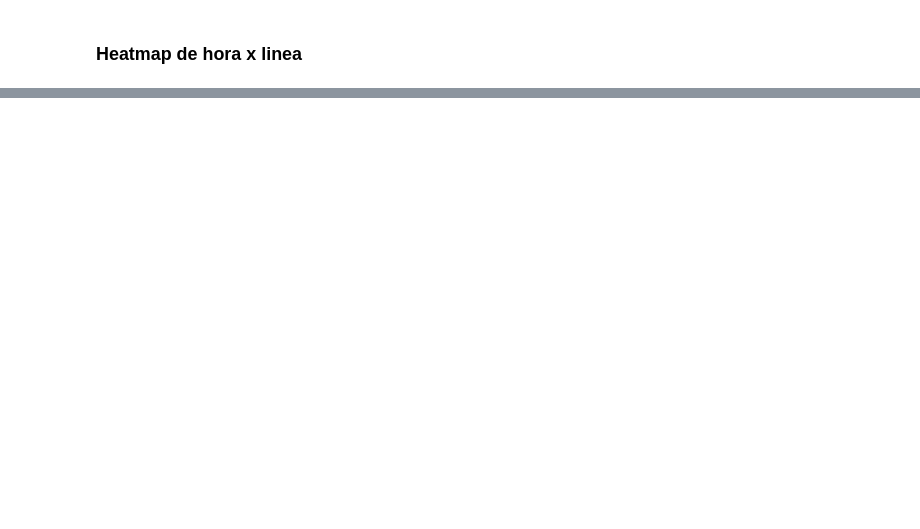
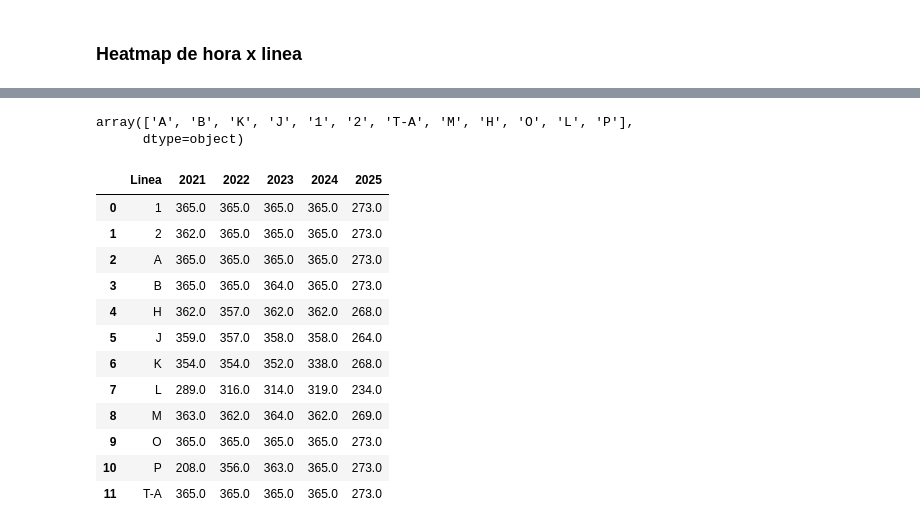
Before and after one commit to jbernalg/Project_Medellin_Metro, a Jupyter notebook: notebooks/preprocessing.ipynb, the cells around one changed output, grey strips where cells are left out. Cells and saved outputs as stored; diff of their text form; code cells hidden in the pictures; blank space fills up the shorter version.

Commit message:
fechas por year

```diff
--- a/notebooks/preprocessing.ipynb
+++ b/notebooks/preprocessing.ipynb
@@ -268,0 +439,35 @@ plt.show()
+# %%
+df_total.Linea.unique()
+# %% [output]
+array(['A', 'B', 'K', 'J', '1', '2', 'T-A', 'M', 'H', 'O', 'L', 'P'],
+      dtype=object)
+# %%
+# verificar cantidad de dias para la linea A
+df_fechas_lineas = (df_total.groupby(['Year', 'Linea'])['Fecha'].nunique().reset_index().rename(
+columns={'Fecha':'Cantidad_fechas'}
+))
+
+df_pivot = df_fechas_lineas.pivot_table(
+    index='Linea',
+    columns='Year',
+    values='Cantidad_fechas',
+    fill_value=0
+)
+
+df_pivot.columns.name = None
+df_pivot = df_pivot.reset_index()
+df_pivot
+# %% [output]
+|  | Linea | 2021 | 2022 | 2023 | 2024 | 2025 |
+| 0 | 1 | 365.0 | 365.0 | 365.0 | 365.0 | 273.0 |
+| 1 | 2 | 362.0 | 365.0 | 365.0 | 365.0 | 273.0 |
+| 2 | A | 365.0 | 365.0 | 365.0 | 365.0 | 273.0 |
+| 3 | B | 365.0 | 365.0 | 364.0 | 365.0 | 273.0 |
+| 4 | H | 362.0 | 357.0 | 362.0 | 362.0 | 268.0 |
+| 5 | J | 359.0 | 357.0 | 358.0 | 358.0 | 264.0 |
+| 6 | K | 354.0 | 354.0 | 352.0 | 338.0 | 268.0 |
+| 7 | L | 289.0 | 316.0 | 314.0 | 319.0 | 234.0 |
+| 8 | M | 363.0 | 362.0 | 364.0 | 362.0 | 269.0 |
+| 9 | O | 365.0 | 365.0 | 365.0 | 365.0 | 273.0 |
+| 10 | P | 208.0 | 356.0 | 363.0 | 365.0 | 273.0 |
+| 11 | T-A | 365.0 | 365.0 | 365.0 | 365.0 | 273.0 |
```
Also changed, not shown: parts of 18 cells of this notebook.
